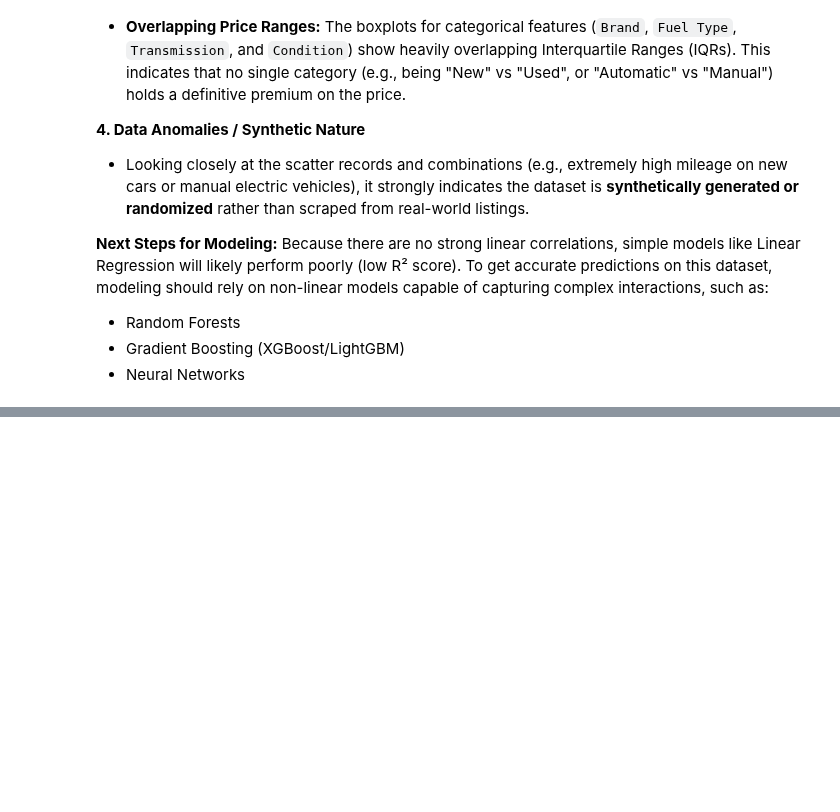
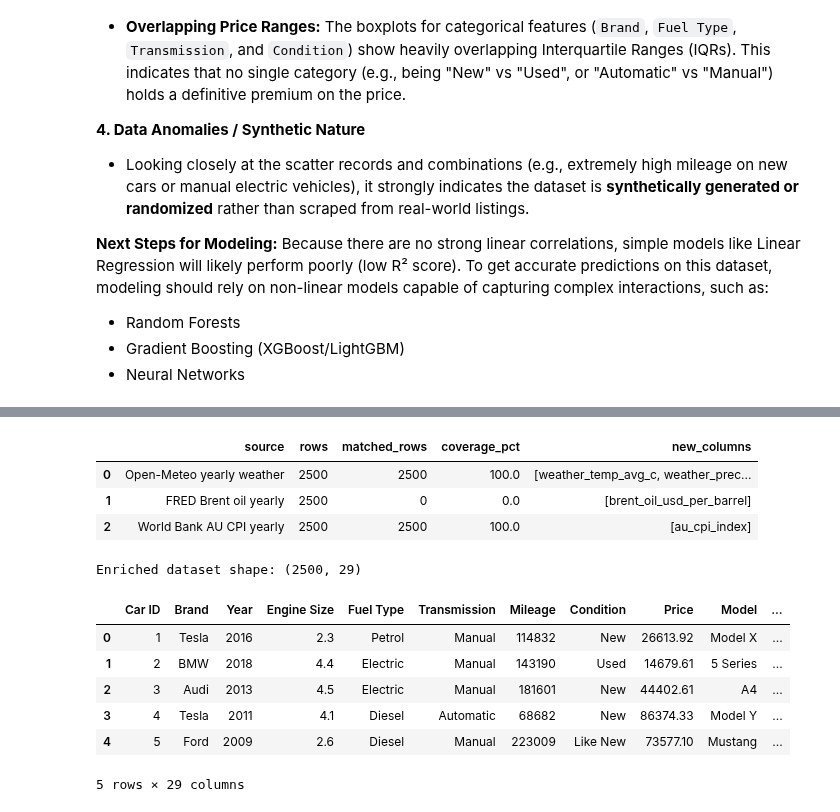
Before and after one commit to Chameleon-company/EVAT-Data-Science, a Jupyter notebook: Use_Cases/Price Prediction/Price Prediction EDA.ipynb, the cells around one changed output, grey strips where cells are left out. Saved outputs shown, nothing was run; the diff lists cells and outputs as text; code cells hidden in the pictures; blank space fills up the shorter version.

```diff
--- a/Use_Cases/Price Prediction/Price Prediction EDA.ipynb
+++ b/Use_Cases/Price Prediction/Price Prediction EDA.ipynb
@@ -217,0 +407,76 @@ Because there are no strong linear correlations, simple models like Linear Regre
+# %%
+# 6. Merge internet features into engineered dataset
+df_enriched = df_features.copy()
+merge_diagnostics = {}
+
+def _left_merge_with_coverage(base_df, addon_df, on_cols, source_name):
+    addon_cols = [c for c in addon_df.columns if c not in on_cols]
+    merged = base_df.merge(addon_df, on=on_cols, how='left')
+    if addon_cols:
+        matched_rows = int(merged[addon_cols].notna().any(axis=1).sum())
+    else:
+        matched_rows = 0
+    total_rows = len(base_df)
+    coverage_pct = round((matched_rows / total_rows) * 100, 2) if total_rows else 0.0
+    merge_diagnostics[source_name] = {
+        'rows': int(total_rows),
+        'matched_rows': int(matched_rows),
+        'coverage_pct': float(coverage_pct),
+        'new_columns': addon_cols
+    }
+    return merged
+
+df_enriched['Year'] = pd.to_numeric(df_enriched['Year'], errors='coerce').astype('Int64')
+for table_name in ['weather_yearly', 'oil_yearly', 'cpi_yearly']:
+    if table_name in globals() and isinstance(globals()[table_name], pd.DataFrame) and not globals()[table_name].empty:
+        globals()[table_name]['Year'] = pd.to_numeric(globals()[table_name]['Year'], errors='coerce').astype('Int64')
+
+if isinstance(weather_yearly, pd.DataFrame) and not weather_yearly.empty:
+    df_enriched = _left_merge_with_coverage(df_enriched, weather_yearly, ['Year'], 'Open-Meteo yearly weather')
+else:
+    df_enriched['weather_temp_avg_c'] = np.nan
+    df_enriched['weather_precip_total_mm'] = np.nan
+    merge_diagnostics['Open-Meteo yearly weather'] = {'rows': len(df_enriched), 'matched_rows': 0, 'coverage_pct': 0.0, 'new_columns': ['weather_temp_avg_c', 'weather_precip_total_mm']}
+
+if isinstance(oil_yearly, pd.DataFrame) and not oil_yearly.empty:
+    df_enriched = _left_merge_with_coverage(df_enriched, oil_yearly, ['Year'], 'FRED Brent oil yearly')
+else:
+    df_enriched['brent_oil_usd_per_barrel'] = np.nan
+    merge_diagnostics['FRED Brent oil yearly'] = {'rows': len(df_enriched), 'matched_rows': 0, 'coverage_pct': 0.0, 'new_columns': ['brent_oil_usd_per_barrel']}
+
+if isinstance(cpi_yearly, pd.DataFrame) and not cpi_yearly.empty:
+    df_enriched = _left_merge_with_coverage(df_enriched, cpi_yearly, ['Year'], 'World Bank AU CPI yearly')
+else:
+    df_enriched['au_cpi_index'] = np.nan
+    merge_diagnostics['World Bank AU CPI yearly'] = {'rows': len(df_enriched), 'matched_rows': 0, 'coverage_pct': 0.0, 'new_columns': ['au_cpi_index']}
+
+z_components = []
+for col in ['brent_oil_usd_per_barrel', 'au_cpi_index']:
+    series = pd.to_numeric(df_enriched[col], errors='coerce') if col in df_enriched.columns else pd.Series(dtype=float)
+    if series.notna().sum() > 1 and float(series.std(ddof=0)) > 0.0:
+        z_components.append((series - series.mean()) / series.std(ddof=0))
+
+if z_components:
+    stacked = np.vstack([s.fillna(0).to_numpy() for s in z_components])
+    df_enriched['energy_pressure_index'] = stacked.mean(axis=0)
+else:
+    df_enriched['energy_pressure_index'] = 0.0
+
+merge_report = pd.DataFrame(merge_diagnostics).T.reset_index().rename(columns={'index': 'source'})
+display(merge_report)
+
+print('Enriched dataset shape:', df_enriched.shape)
+display(df_enriched.head())
+# %% [output]
+|  | source | rows | matched_rows | coverage_pct | new_columns |
+| 0 | Open-Meteo yearly weather | 2500 | 2500 | 100.0 | [weather_temp_avg_c, weather_prec... |
+| 1 | FRED Brent oil yearly | 2500 | 0 | 0.0 | [brent_oil_usd_per_barrel] |
+| 2 | World Bank AU CPI yearly | 2500 | 2500 | 100.0 | [au_cpi_index] |
+Enriched dataset shape: (2500, 29)
+|  | Car ID | Brand | Year | Engine Size | Fuel Type | Transmission | Mileage | Condition | Price | Model | ... |
+| 0 | 1 | Tesla | 2016 | 2.3 | Petrol | Manual | 114832 | New | 26613.92 | Model X | ... |
+| 1 | 2 | BMW | 2018 | 4.4 | Electric | Manual | 143190 | Used | 14679.61 | 5 Series | ... |
+| 2 | 3 | Audi | 2013 | 4.5 | Electric | Manual | 181601 | New | 44402.61 | A4 | ... |
+| 3 | 4 | Tesla | 2011 | 4.1 | Diesel | Automatic | 68682 | New | 86374.33 | Model Y | ... |
+| 4 | 5 | Ford | 2009 | 2.6 | Diesel | Manual | 223009 | Like New | 73577.10 | Mustang | ... |
+5 rows × 29 columns
```
Also changed, not shown: parts of 9 cells of this notebook.
